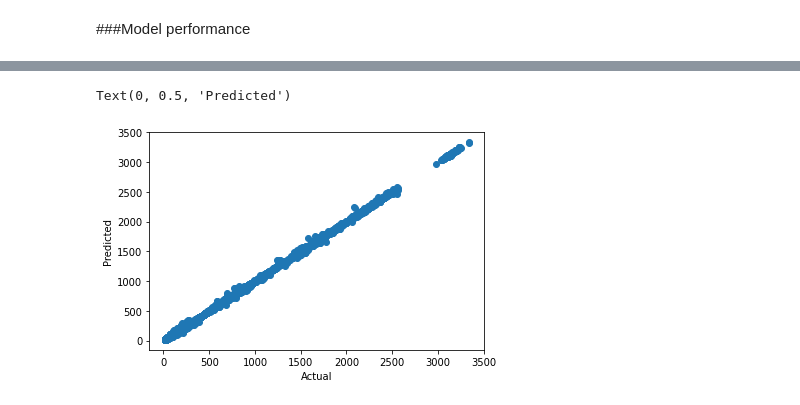
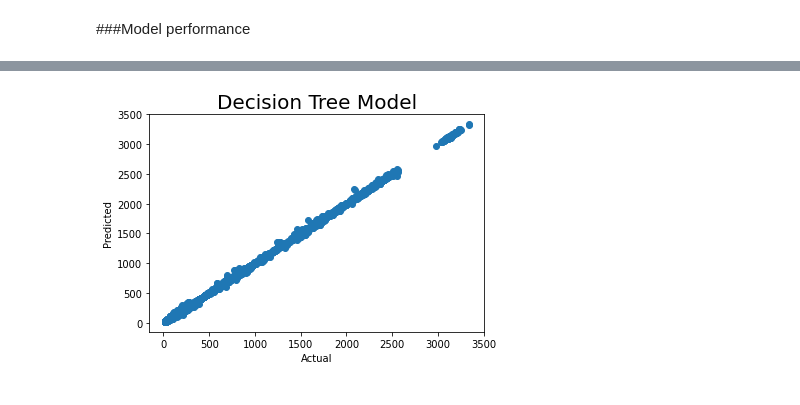
Before and after one commit to Roy-Subhankar/SGEMM-GPU-Kernel-Performance, a Jupyter notebook: Subhankar_Roy_SGEMM_GPU_Kernel_Performance_Capstone_Project.ipynb, the cells around one changed output, grey strips where cells are left out. Saved outputs shown, nothing was run; the diff lists cells and outputs as text; code cells hidden in the pictures.

```diff
--- a/Subhankar_Roy_SGEMM_GPU_Kernel_Performance_Capstone_Project.ipynb
+++ b/Subhankar_Roy_SGEMM_GPU_Kernel_Performance_Capstone_Project.ipynb
@@ -519,10 +581,11 @@ Adjusted R2 :  0.9998391786667273
 # %%
 plt.scatter(10**y_test, np.array(10**y_pred_tree))
 plt.xlabel('Actual')
 plt.ylabel('Predicted')
+plt.title('Decision Tree Model',fontsize=20)
+plt.show()
 # %% [output]
-Text(0, 0.5, 'Predicted')
-[figure, old version]
+[figure, new version]
 # %%
 tree.feature_importances_
 # %% [output]
```
Also changed, not shown: parts of 29 cells of this notebook.
